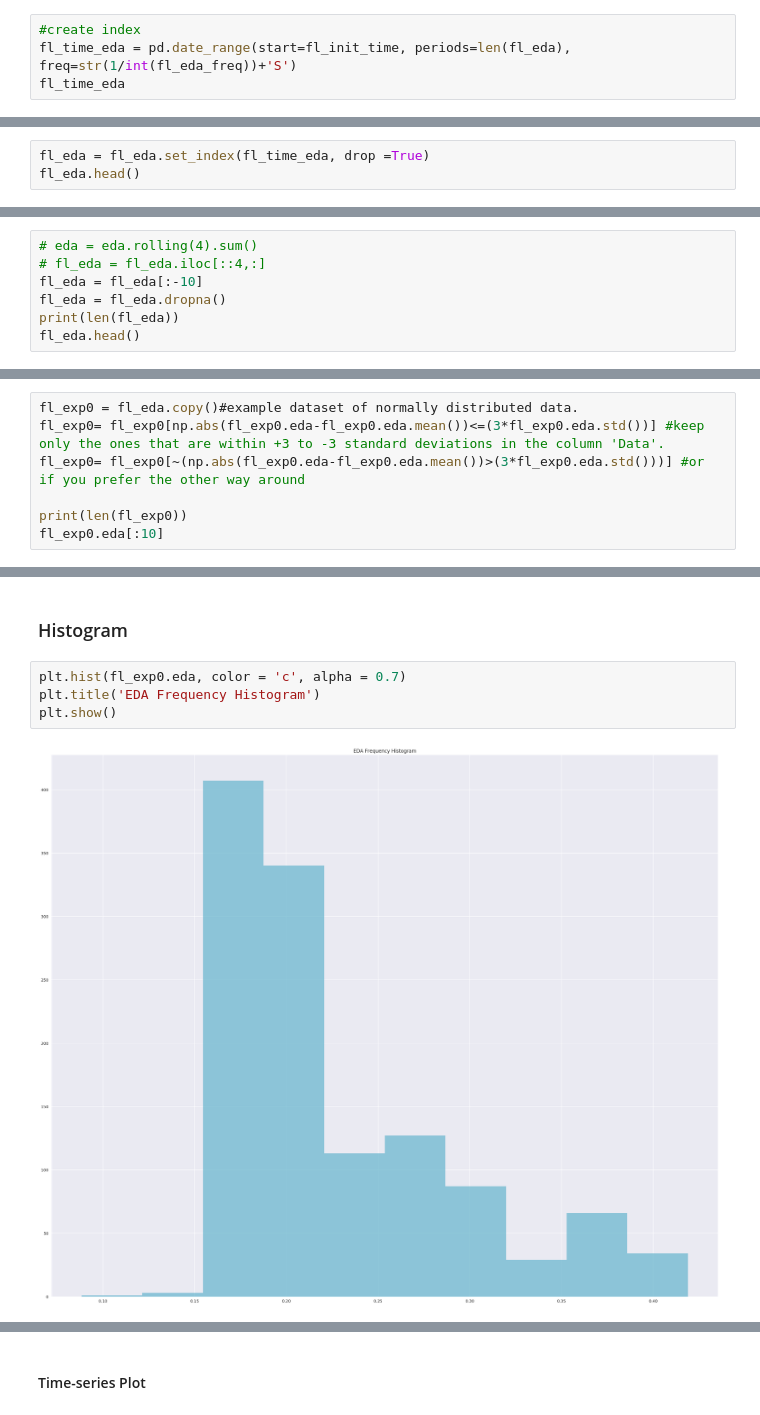
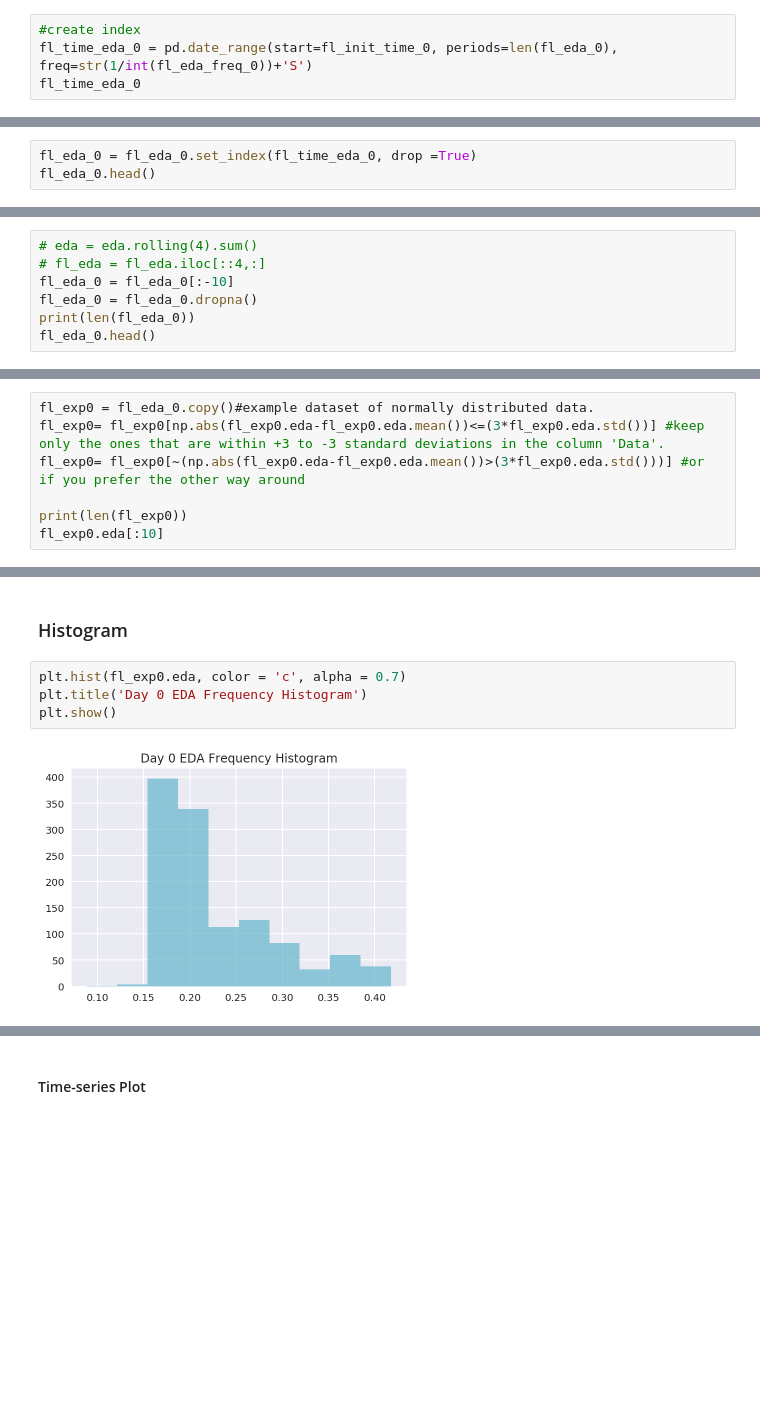
Before and after one commit to haohan723/Physiological-Data-Analysis, a Jupyter notebook: cvxEDA/src/cold_shower_draft.ipynb, the cells around one changed output, grey strips where cells are left out. Cells and saved outputs as stored; diff of their text form; blank space fills up the shorter version.

```diff
--- a/cvxEDA/src/cold_shower_draft.ipynb
+++ b/cvxEDA/src/cold_shower_draft.ipynb
@@ -72,7 +72,7 @@ fl_eda.head(5)
 # %%
 #create index
-fl_time_eda = pd.date_range(start=fl_init_time, periods=len(fl_eda), freq=str(1/int(fl_eda_freq))+'S')
-fl_time_eda
+fl_time_eda_0 = pd.date_range(start=fl_init_time_0, periods=len(fl_eda_0), freq=str(1/int(fl_eda_freq_0))+'S')
+fl_time_eda_0
 # %% [output]
 DatetimeIndex([       '2018-05-22 00:29:47', '2018-05-22 00:29:47.250000',
                '2018-05-22 00:29:47.500000', '2018-05-22 00:29:47.750000',
@@ -89,5 +89,5 @@ DatetimeIndex([       '2018-05-22 00:29:47', '2018-05-22 00:29:47.250000',
 # %%
-fl_eda = fl_eda.set_index(fl_time_eda, drop =True)
-fl_eda.head()
+fl_eda_0 = fl_eda_0.set_index(fl_time_eda_0, drop =True)
+fl_eda_0.head()
 # %% [output]
 |  | eda |
@@ -99,8 +99,8 @@ fl_eda.head()
 # %%
 # eda = eda.rolling(4).sum()
 # fl_eda = fl_eda.iloc[::4,:]
-fl_eda = fl_eda[:-10]
-fl_eda = fl_eda.dropna()
-print(len(fl_eda))
-fl_eda.head()
+fl_eda_0 = fl_eda_0[:-10]
+fl_eda_0 = fl_eda_0.dropna()
+print(len(fl_eda_0))
+fl_eda_0.head()
 # %% [output]
@@ -116,7 +197,7 @@ fl_eda.head()
 # %% [markdown]
 #### Remove Outliers
 # %%
-fl_exp0 = fl_eda.copy()#example dataset of normally distributed data.
+fl_exp0 = fl_eda_0.copy()#example dataset of normally distributed data.
 fl_exp0= fl_exp0[np.abs(fl_exp0.eda-fl_exp0.eda.mean())<=(3*fl_exp0.eda.std())] #keep only the ones that are within +3 to -3 standard deviations in the column 'Data'.
 fl_exp0= fl_exp0[~(np.abs(fl_exp0.eda-fl_exp0.eda.mean())>(3*fl_exp0.eda.std()))] #or if you prefer the other way around
 
@@ -139,7 +240,7 @@ Name: eda, dtype: float64
 ### Histogram
 # %%
 plt.hist(fl_exp0.eda, color = 'c', alpha = 0.7)
-plt.title('EDA Frequency Histogram')
+plt.title('Day 0 EDA Frequency Histogram')
 plt.show()
 # %% [output]
-[figure, old version]
+[figure, new version]
```
Also changed, not shown: parts of 28 cells of this notebook.
